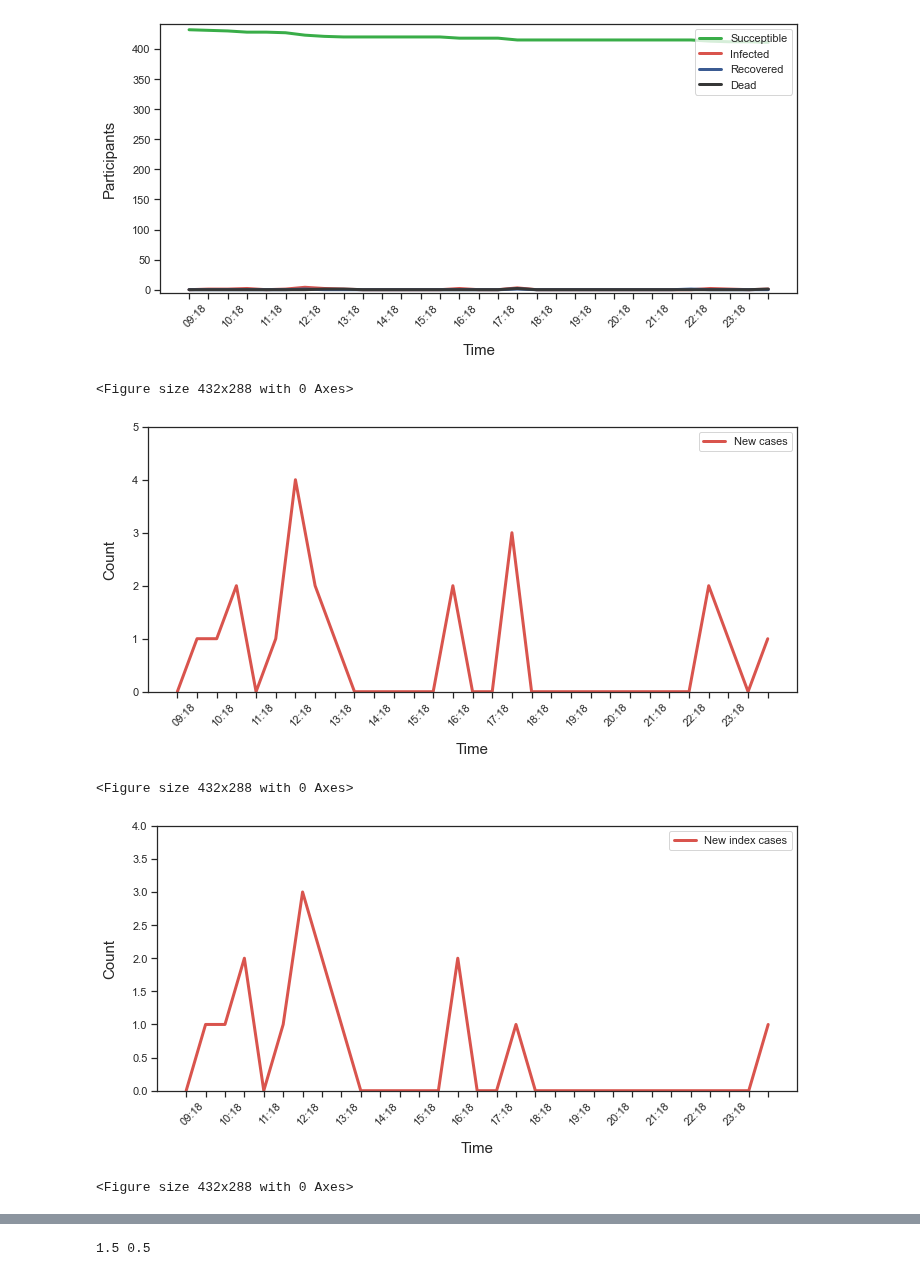
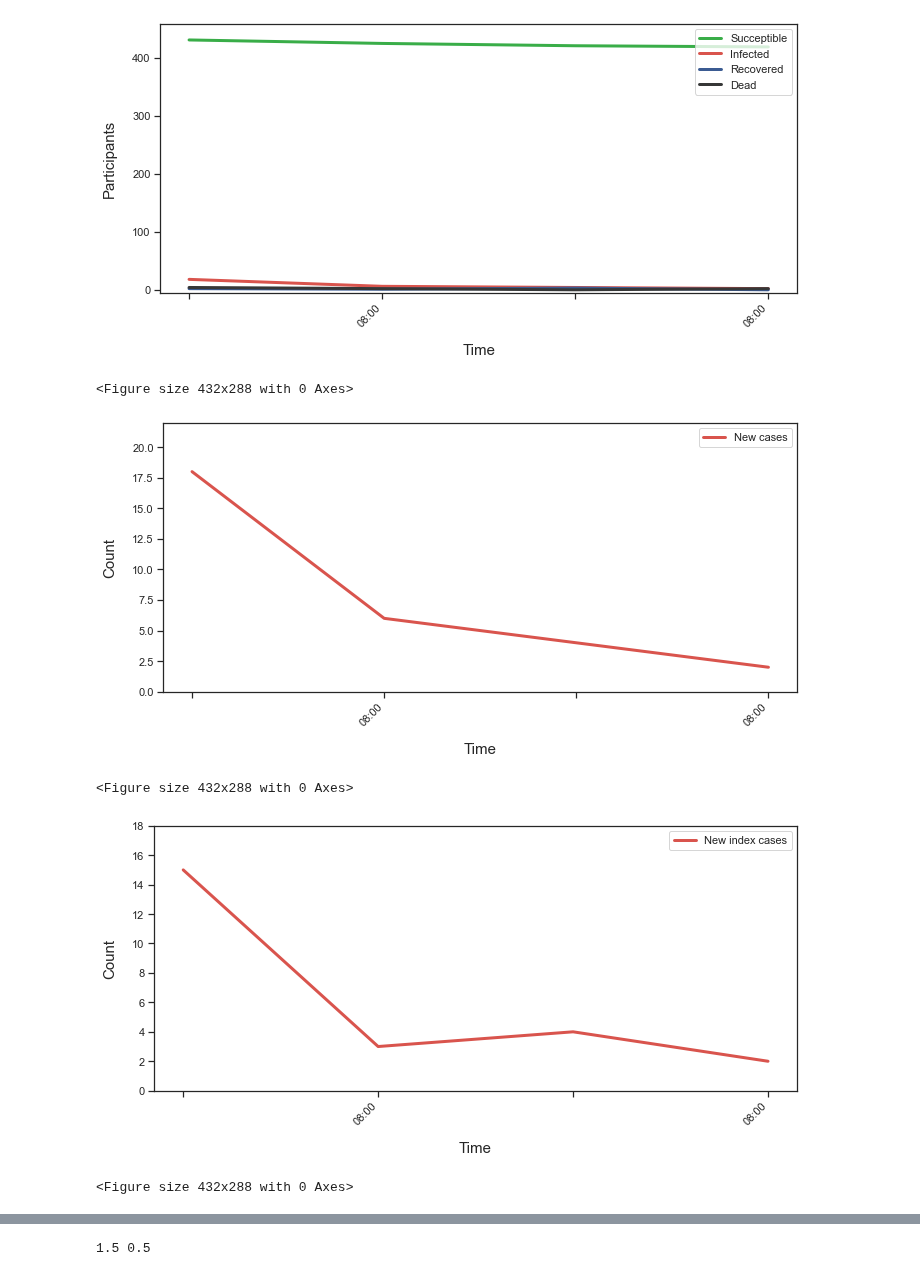
Before and after one commit to colabobio/oo-viz, a Jupyter notebook: plot_epi_curves.ipynb, the cells around one changed output, grey strips where cells are left out. Saved outputs shown, nothing was run; the diff lists cells and outputs as text; code cells hidden in the pictures.

```diff
--- a/plot_epi_curves.ipynb
+++ b/plot_epi_curves.ipynb
@@ -58,8 +58,11 @@ if option == 7:
     base_folder = "./simulations/byu21"
     sim_id = 39
     sim_tz = "US/Mountain"
-    time0 = 'Feb 19 2021 12:00AM'
-    time1 = 'Feb 19 2021 11:59PM'
+    time0 = 'Feb 19 2021 8:00AM'
+    time1 = 'Feb 21 2021 8:00AM'
+
+# Time step for plots in minutes
+min_step = 60 * 12
 # %%
 # Some config
 
@@ -145,6 +147,12 @@ def get_network(transmissions, outcomes):
         g.vs["color"] = [color_dict[out] for out in g.vs["outcome"]]
 
     return g
+
+# https://stackoverflow.com/a/48938464
+def hour_rounder(t):
+    # Rounds to nearest hour by adding a timedelta hour if minute >= 30
+    return (t.replace(second=0, microsecond=0, minute=0, hour=t.hour)
+               +timedelta(hours=t.minute//30))
 # %%
 # Load participants and histories
 
@@ -181,8 +189,11 @@ print(len(user_index))
 min_time = min(events['time'])
 max_time = max(events['time'])
 
-first_date = datetime.fromtimestamp(min_time, tz=timezone)
-last_date = datetime.fromtimestamp(max_time, tz=timezone)
+first_date = hour_rounder(datetime.fromtimestamp(min_time, tz=timezone))
+last_date = hour_rounder(datetime.fromtimestamp(max_time, tz=timezone))
+
+min_time = datetime.timestamp(first_date)
+max_time = datetime.timestamp(last_date)
 
 print("First event:", first_date)
 print("Last event :", last_date)
@@ -287,9 +309,8 @@ while t <= max_time:
             tlabels += [td.strftime('%H:%M')]
         else:
             tlabels += [""]
-        tlabels_all += [td.strftime('%H:%M')]
+        tlabels_all += [td.strftime("%m/%d/%Y %H:%M")]
     else:
-#         print("skipping", td)
         pass
 
 df = pd.DataFrame({"Time": tlabels_all,
@@ -298,13 +319,6 @@ df = pd.DataFrame({"Time": tlabels_all,
                    "Index cases": I0, "Secondary cases": I2, "Number of contacts": NC})
 df.to_excel(os.path.join(output_folder, "epi-data.xlsx"), index=False)
 
-print(title)
-if time0 and time1:
-    print("Report", datetime.strptime(time0, '%b %d %Y %I:%M%p'), "to", datetime.strptime(time1, '%b %d %Y %I:%M%p'))
-else:
-    print("Report")
-
-print("")
 print("Summary statistics:")
 print("Final number of susceptibles:", S[-1])
 print("Total number of cases:", C[-1])
@@ -448,8 +459,8 @@ Total number of contacts: 3787
 
 Epidemiological plots:
-[figure, old version]
+[figure, new version]
 <Figure size 432x288 with 0 Axes>
-[figure, old version]
+[figure, new version]
 <Figure size 432x288 with 0 Axes>
-[figure, old version]
+[figure, new version]
 <Figure size 432x288 with 0 Axes>
```
Also changed, not shown: parts of 6 cells of this notebook, 2 other files.
